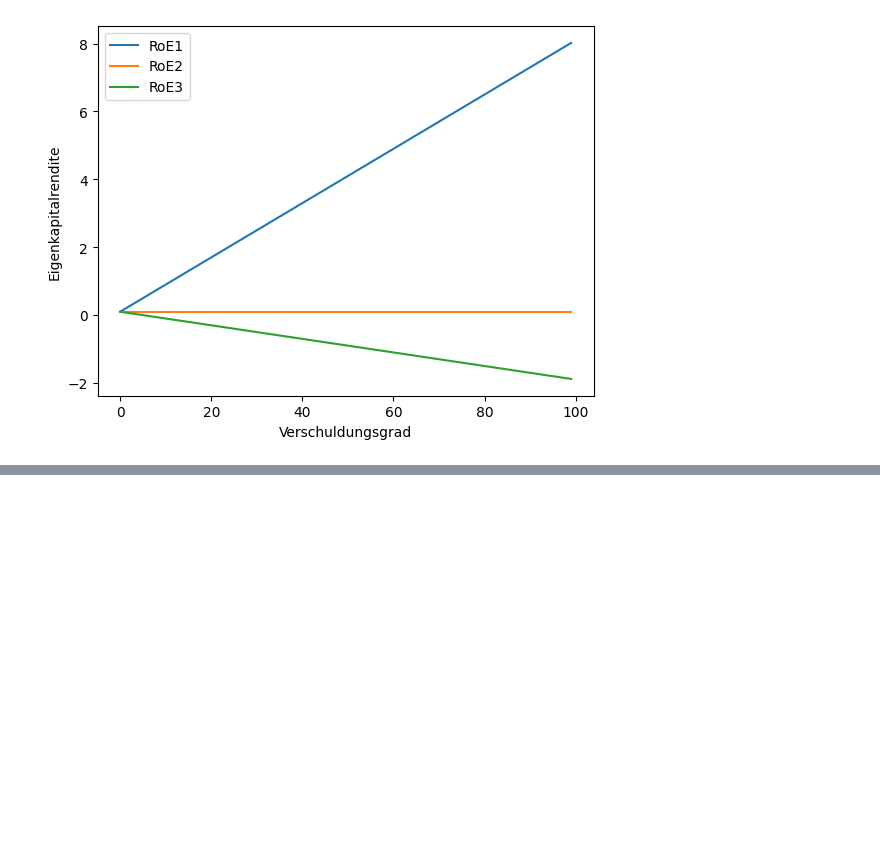
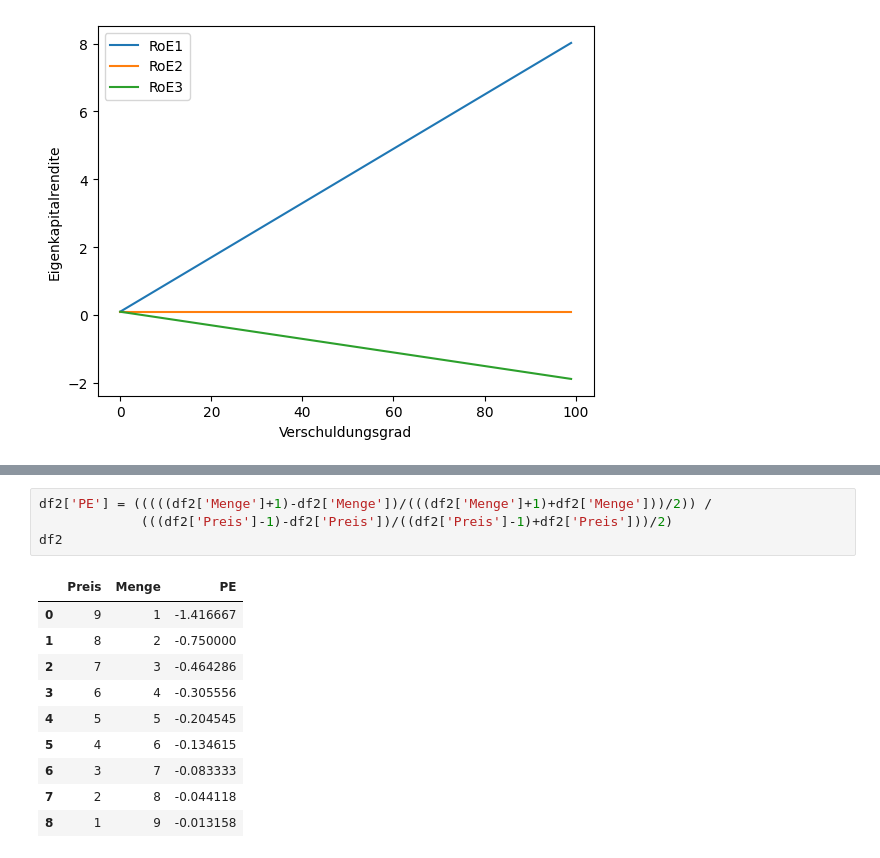
Before and after one commit to SkriptenMk/WR_I_24-27, a Jupyter notebook: docs/bwl/marketing/250828_preiselastizitaet.ipynb, the cells around one changed output, grey strips where cells are left out. Drawn from its saved outputs; the diff is of its cells as text; blank space fills up the shorter version.

```diff
--- a/docs/bwl/marketing/250828_preiselastizitaet.ipynb
+++ b/docs/bwl/marketing/250828_preiselastizitaet.ipynb
@@ -80,0 +101,15 @@ plt.show()
+# %%
+df2['PE'] = (((((df2['Menge']+1)-df2['Menge'])/(((df2['Menge']+1)+df2['Menge']))/2)) /
+             (((df2['Preis']-1)-df2['Preis'])/((df2['Preis']-1)+df2['Preis']))/2)
+df2
+# %% [output]
+|  | Preis | Menge | PE |
+| 0 | 9 | 1 | -1.416667 |
+| 1 | 8 | 2 | -0.750000 |
+| 2 | 7 | 3 | -0.464286 |
+| 3 | 6 | 4 | -0.305556 |
+| 4 | 5 | 5 | -0.204545 |
+| 5 | 4 | 6 | -0.134615 |
+| 6 | 3 | 7 | -0.083333 |
+| 7 | 2 | 8 | -0.044118 |
+| 8 | 1 | 9 | -0.013158 |
```
Also changed, not shown: parts of 3 cells of this notebook, 1 other file.
